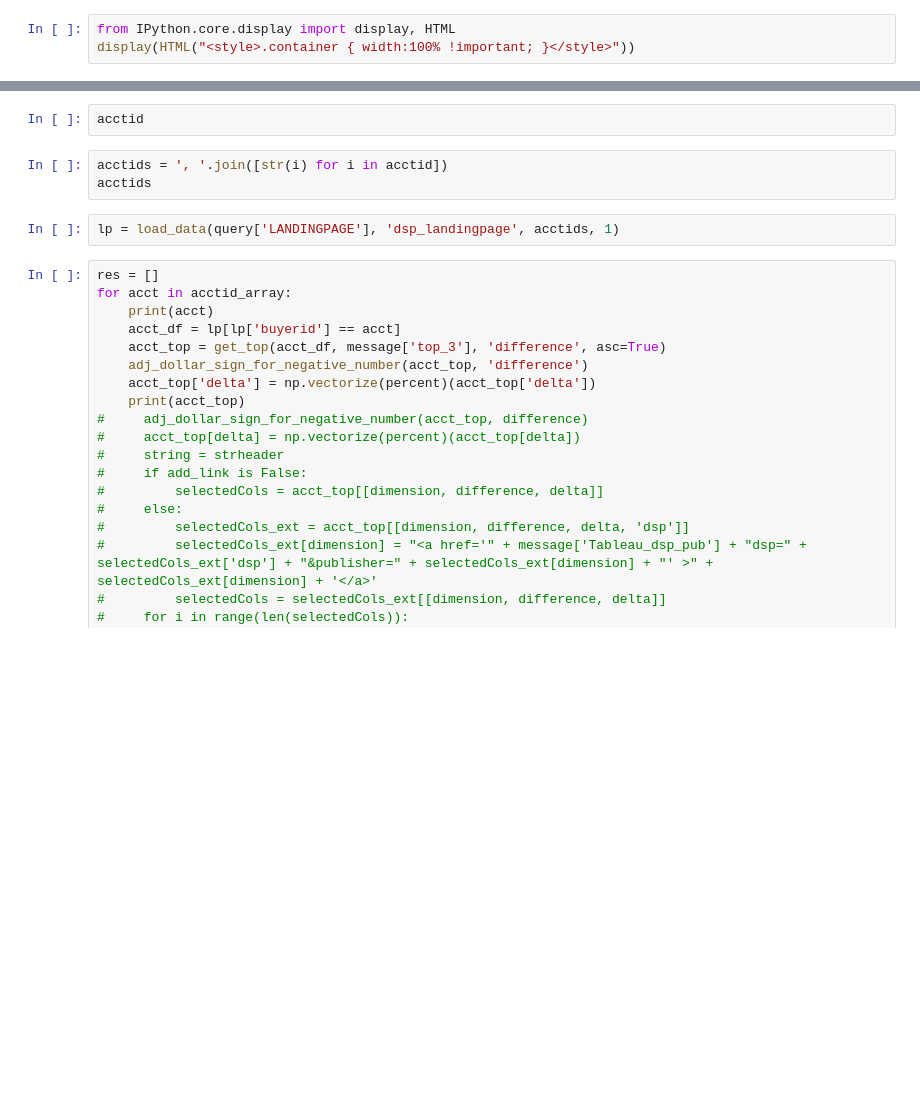
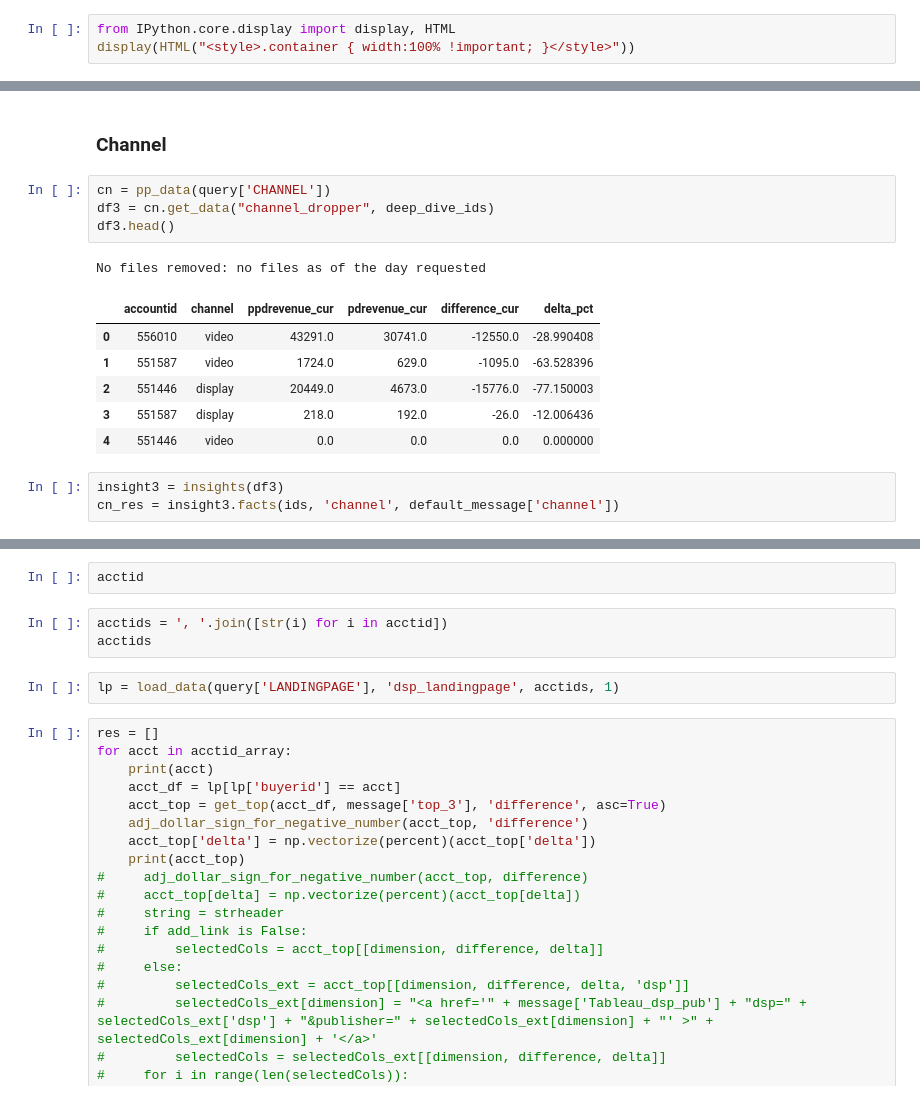
Before and after one commit to xiaomaosusie/alerting, a Jupyter notebook: Alerting.ipynb, the cells around one changed output, grey strips where cells are left out. Cells and saved outputs as stored; diff of their text form; blank space fills up the shorter version.

```diff
--- a/Alerting.ipynb
+++ b/Alerting.ipynb
@@ -30,0 +145,17 @@ acctid, accts, headers, value = transform_data(processed_data)
+# %% [markdown]
+### Channel ###
+# %%
+cn = pp_data(query['CHANNEL'])
+df3 = cn.get_data("channel_dropper", deep_dive_ids)
+df3.head()
+# %% [output]
+No files removed: no files as of the day requested
+|  | accountid | channel | ppdrevenue_cur | pdrevenue_cur | difference_cur | delta_pct |
+| 0 | 556010 | video | 43291.0 | 30741.0 | -12550.0 | -28.990408 |
+| 1 | 551587 | video | 1724.0 | 629.0 | -1095.0 | -63.528396 |
+| 2 | 551446 | display | 20449.0 | 4673.0 | -15776.0 | -77.150003 |
+| 3 | 551587 | display | 218.0 | 192.0 | -26.0 | -12.006436 |
+| 4 | 551446 | video | 0.0 | 0.0 | 0.0 | 0.000000 |
+# %%
+insight3 = insights(df3)
+cn_res = insight3.facts(ids, 'channel', default_message['channel'])
```
Also changed, not shown: parts of 31 cells of this notebook, 36 other files.
